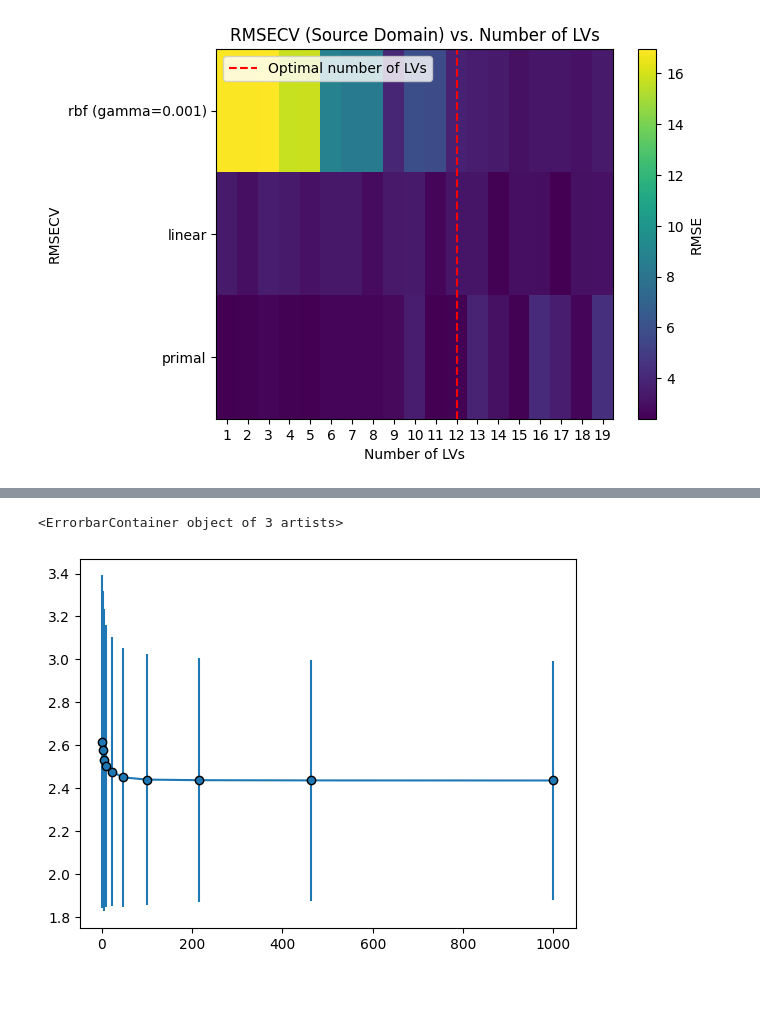
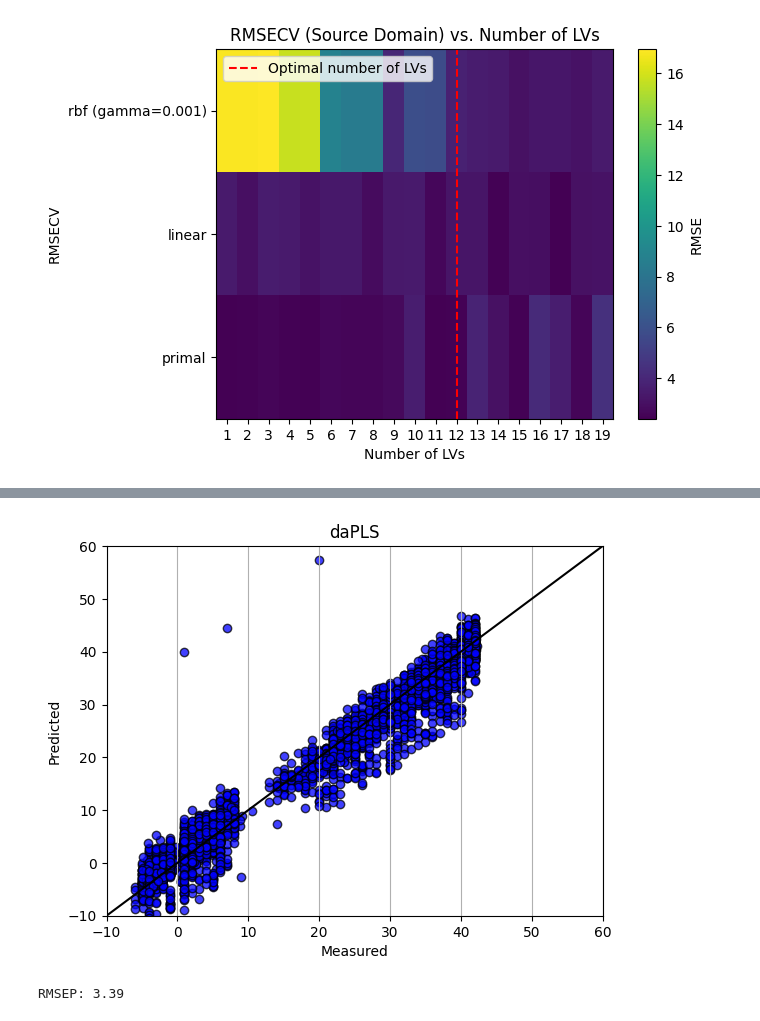
Before and after one commit to taozhangr/diPLSlib, a Jupyter notebook: notebooks/demo_daPLS.ipynb, the cells around one changed output, grey strips where cells are left out. Saved outputs shown, nothing was run; the diff lists cells and outputs as text; code cells hidden in the pictures; blank space fills up the shorter version.

Commit message:
multi-domain extension including demo

```diff
--- a/notebooks/demo_daPLS.ipynb
+++ b/notebooks/demo_daPLS.ipynb
@@ -285,5 +285,26 @@ Best parameters found:  {'l': np.float64(1000.0)}
-# %%
-plt.errorbar(param_grid['l'], rmse, yerr=rmse_std, fmt='-o', mec='k', label='CV Error')
-# %% [output]
-<ErrorbarContainer object of 3 artists>
-[figure, removed]
+# %%
+m_kdapls = kdapls(target_domain=0, A=12, l=1000, kernel_params={'type': 'primal'})
+
+# Fit the model
+m_kdapls.fit(Xs, ys, **{'xs': Xs, 'xt': Xt})
+
+# Predict the target domain
+yhat = m_kdapls.predict(Xt)
+
+# Plot the predicted vs measured values
+plt.scatter(yt, yhat, color='b', edgecolor='k', alpha=0.75)
+ax = plt.gca()
+ax.set_xlim([-10, 60])
+ax.set_ylim([-10, 60])
+ax.plot([0, 1], [0, 1], 'k', transform=ax.transAxes)
+plt.xlabel('Measured')
+plt.ylabel('Predicted')
+plt.grid(axis='x')
+plt.title('daPLS')
+plt.show()
+
+from diPLSlib.utils.misc import rmse as r_mse
+print(f"RMSEP: {r_mse(yhat.T, yt.T):.2f}")
+# %% [output]
+[figure, added]
+RMSEP: 3.39
```
Also changed, not shown: parts of 6 cells of this notebook, 2 other files.
